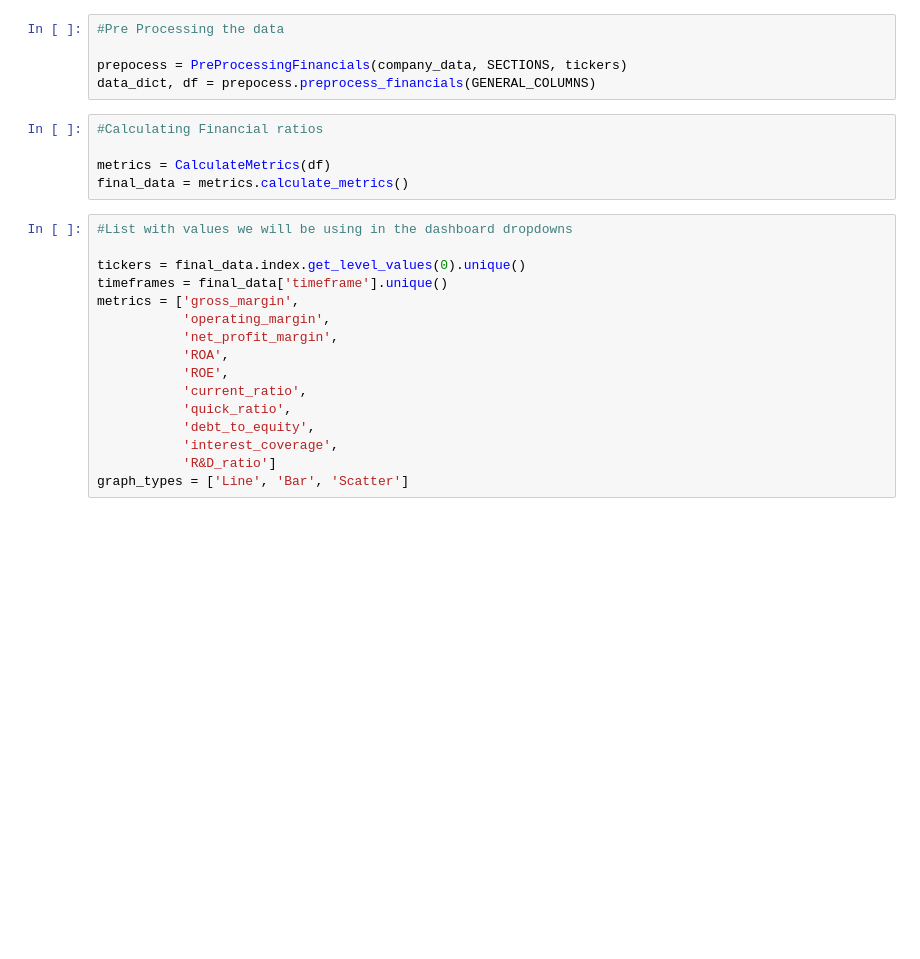
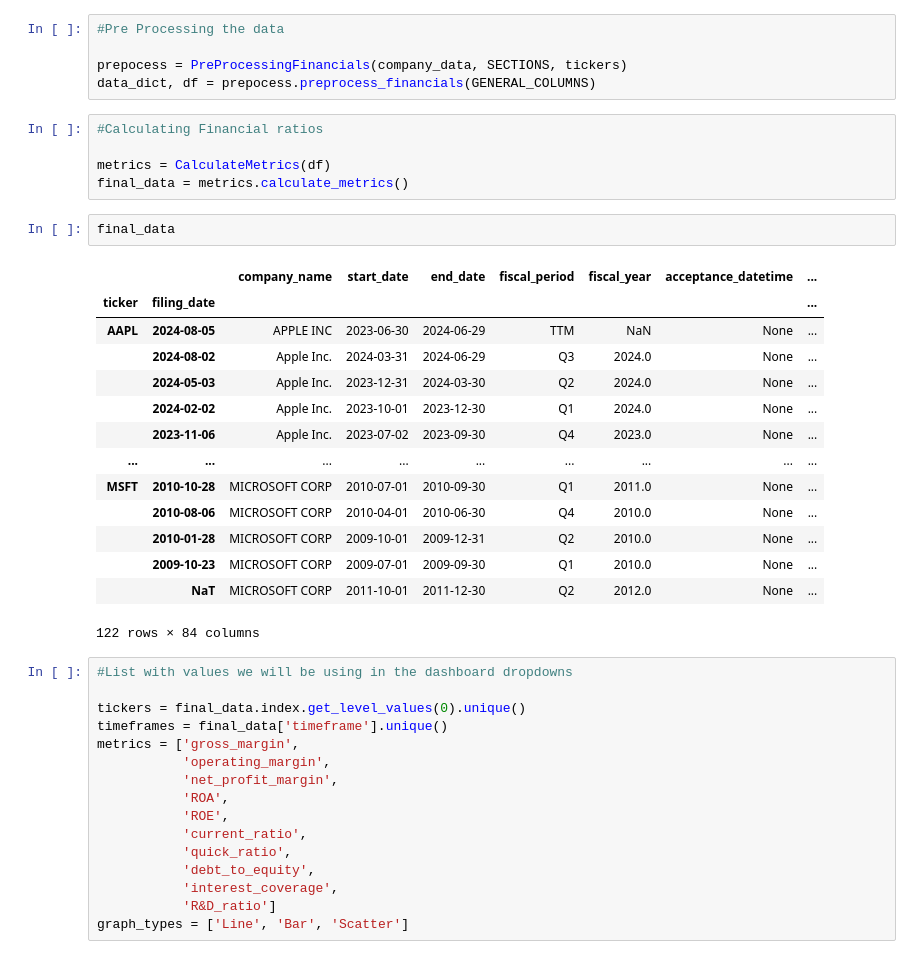
Before and after one commit to rravinet/stock-analyser, a Jupyter notebook: company_data.ipynb, the cells around one changed output. Drawn from its saved outputs; the diff is of its cells as text; blank space fills up the shorter version.

```diff
--- a/company_data.ipynb
+++ b/company_data.ipynb
@@ -302,6 +306,23 @@ data_dict, df = prepocess.preprocess_financials(GENERAL_COLUMNS)
 
 metrics = CalculateMetrics(df)
 final_data = metrics.calculate_metrics()
+# %%
+final_data
+# %% [output]
+|  |  | company_name | start_date | end_date | fiscal_period | fiscal_year | acceptance_datetime | ... |
+| ticker | filing_date |  |  |  |  |  |  | ... |
+| AAPL | 2024-08-05 | APPLE INC | 2023-06-30 | 2024-06-29 | TTM | NaN | None | ... |
+|  | 2024-08-02 | Apple Inc. | 2024-03-31 | 2024-06-29 | Q3 | 2024.0 | None | ... |
+|  | 2024-05-03 | Apple Inc. | 2023-12-31 | 2024-03-30 | Q2 | 2024.0 | None | ... |
+|  | 2024-02-02 | Apple Inc. | 2023-10-01 | 2023-12-30 | Q1 | 2024.0 | None | ... |
+|  | 2023-11-06 | Apple Inc. | 2023-07-02 | 2023-09-30 | Q4 | 2023.0 | None | ... |
+| ... | ... | ... | ... | ... | ... | ... | ... | ... |
+| MSFT | 2010-10-28 | MICROSOFT CORP | 2010-07-01 | 2010-09-30 | Q1 | 2011.0 | None | ... |
+|  | 2010-08-06 | MICROSOFT CORP | 2010-04-01 | 2010-06-30 | Q4 | 2010.0 | None | ... |
+|  | 2010-01-28 | MICROSOFT CORP | 2009-10-01 | 2009-12-31 | Q2 | 2010.0 | None | ... |
+|  | 2009-10-23 | MICROSOFT CORP | 2009-07-01 | 2009-09-30 | Q1 | 2010.0 | None | ... |
+|  | NaT | MICROSOFT CORP | 2011-10-01 | 2011-12-30 | Q2 | 2012.0 | None | ... |
+122 rows × 84 columns
 # %%
 #List with values we will be using in the dashboard dropdowns
 
```
Also changed, not shown: parts of 2 cells of this notebook, 4 other files.
